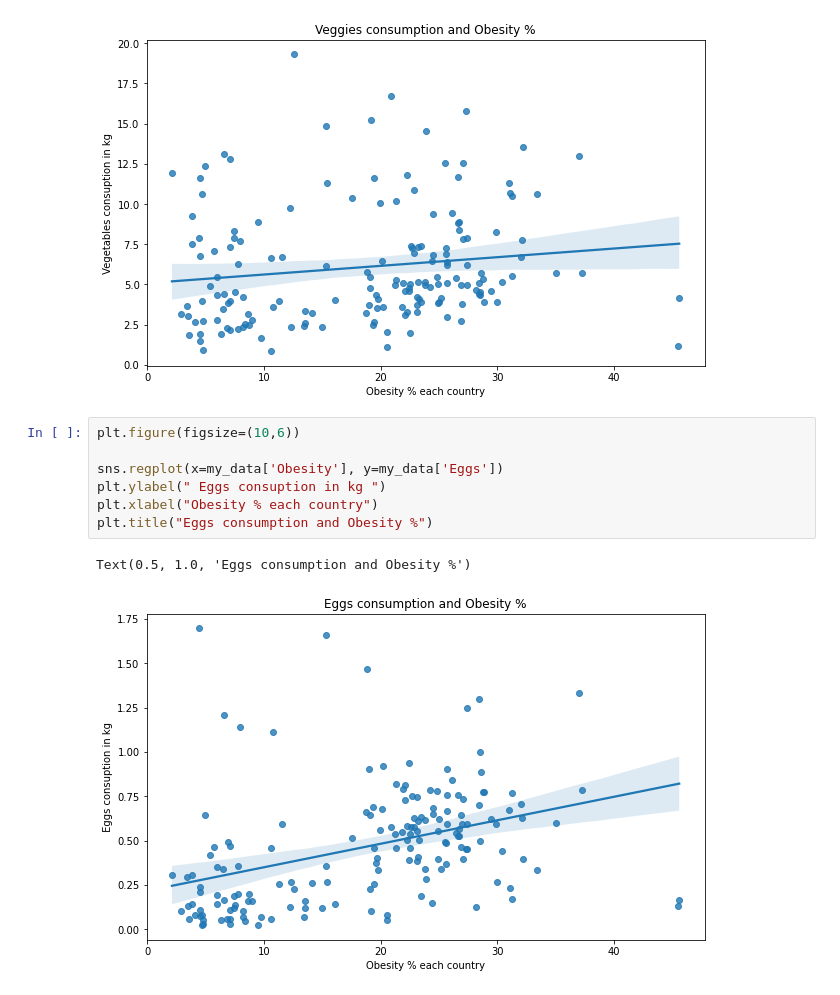
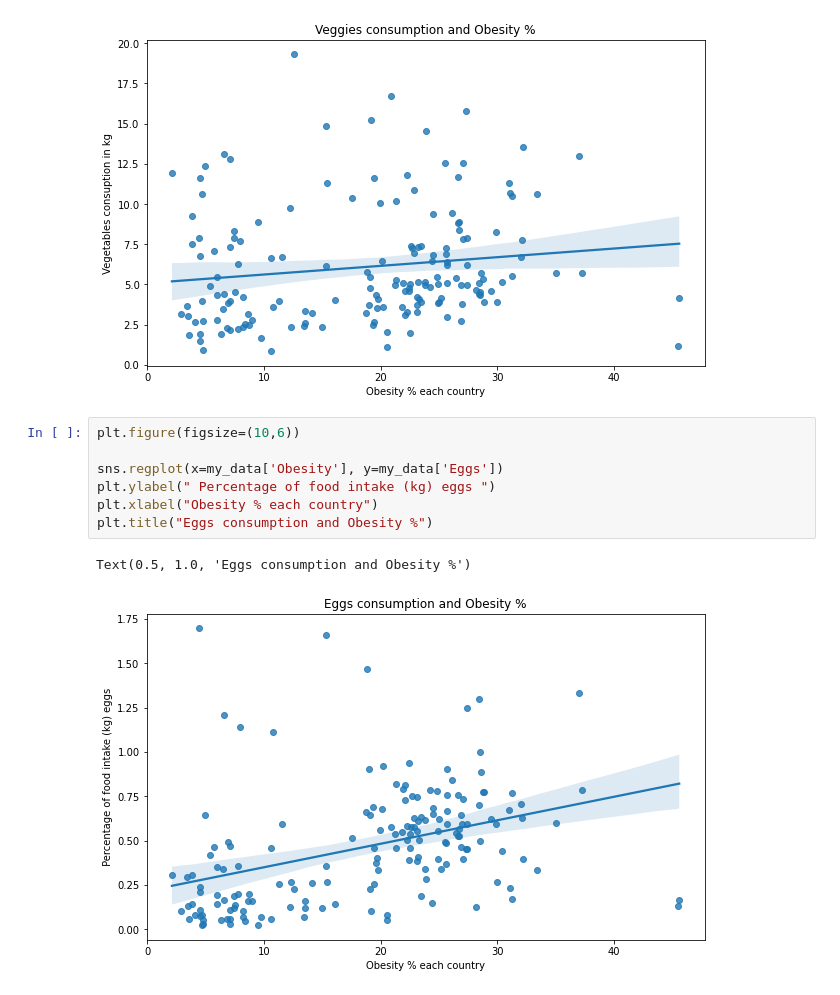
Before and after one commit to karanxhagiulia/Data-Viz-Exercise-Kaggle, a Jupyter notebook: data-viz-exercise.ipynb, the cells around one changed output. Cells and saved outputs as stored; diff of their text form.

```diff
--- a/data-viz-exercise.ipynb
+++ b/data-viz-exercise.ipynb
@@ -122,10 +122,10 @@ plt.savefig('output.png', dpi=300)
 # %%
 plt.figure(figsize=(10,6))
 
 sns.regplot(x=my_data['Obesity'], y=my_data['Eggs'])
-plt.ylabel(" Eggs consuption in kg ")
+plt.ylabel(" Percentage of food intake (kg) eggs ")
 plt.xlabel("Obesity % each country")
 plt.title("Eggs consumption and Obesity %")
 # %% [output]
 Text(0.5, 1.0, 'Eggs consumption and Obesity %')
-[figure, old version]
+[figure, new version]
```
Also changed, not shown: parts of 3 cells of this notebook.
